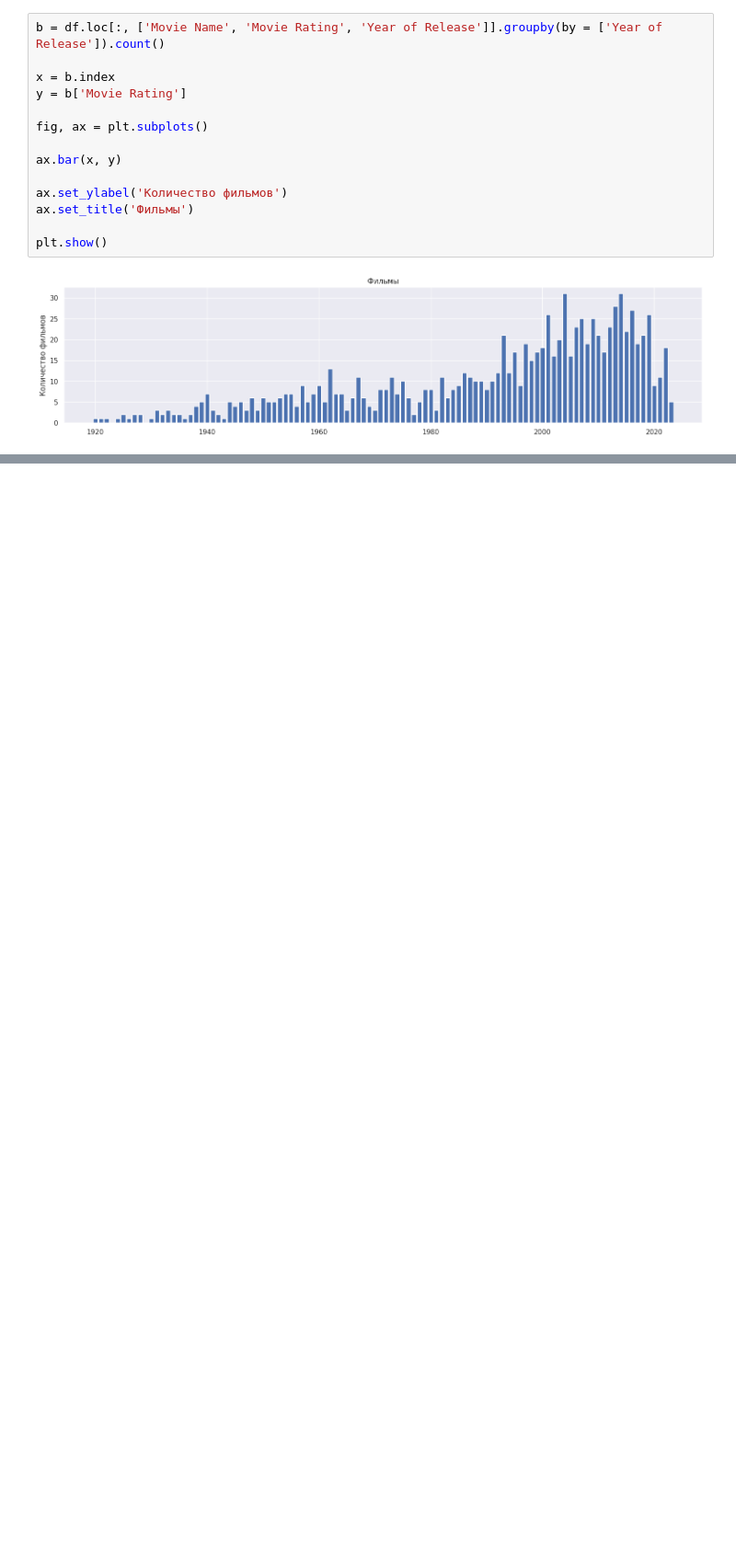
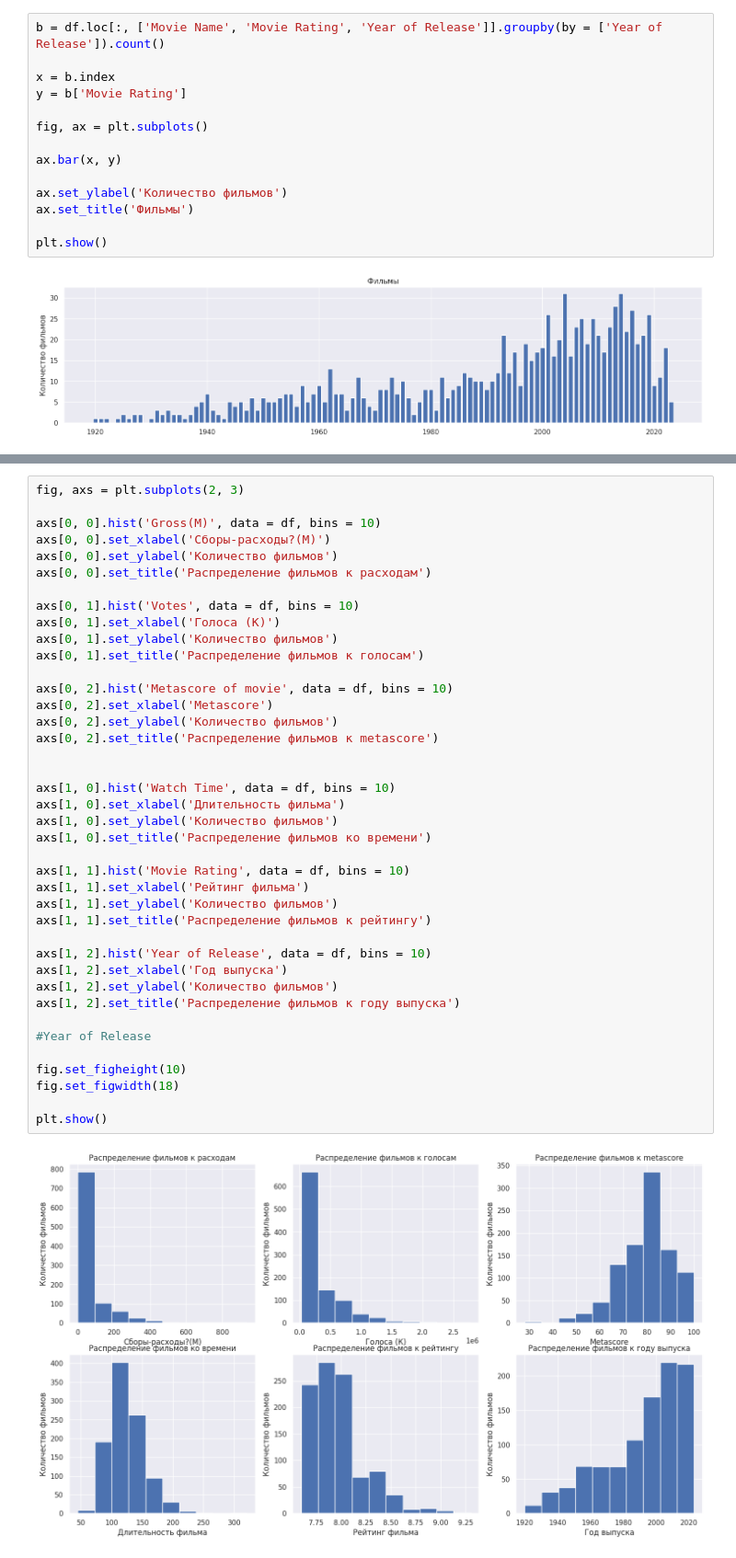
Before and after one commit to zyf2021/freeCodeCamp, a Jupyter notebook: Top_1000_IMDb_movies_New_version.ipynb, the cells around one changed output, grey strips where cells are left out. Shown at 92% size. Saved outputs shown, nothing was run; the diff lists cells and outputs as text; blank space fills up the shorter version.

```diff
--- a/Top_1000_IMDb_movies_New_version.ipynb
+++ b/Top_1000_IMDb_movies_New_version.ipynb
@@ -319,0 +372,42 @@ plt.show()
+# %%
+fig, axs = plt.subplots(2, 3)
+
+axs[0, 0].hist('Gross(M)', data = df, bins = 10)
+axs[0, 0].set_xlabel('Сборы-расходы?(M)')
+axs[0, 0].set_ylabel('Количество фильмов')
+axs[0, 0].set_title('Распределение фильмов к расходам')
+
+axs[0, 1].hist('Votes', data = df, bins = 10)
+axs[0, 1].set_xlabel('Голоса (К)')
+axs[0, 1].set_ylabel('Количество фильмов')
+axs[0, 1].set_title('Распределение фильмов к голосам')
+
+axs[0, 2].hist('Metascore of movie', data = df, bins = 10)
+axs[0, 2].set_xlabel('Metascore')
+axs[0, 2].set_ylabel('Количество фильмов')
+axs[0, 2].set_title('Распределение фильмов к metascore')
+
+
+axs[1, 0].hist('Watch Time', data = df, bins = 10)
+axs[1, 0].set_xlabel('Длительность фильма')
+axs[1, 0].set_ylabel('Количество фильмов')
+axs[1, 0].set_title('Распределение фильмов ко времени')
+
+axs[1, 1].hist('Movie Rating', data = df, bins = 10)
+axs[1, 1].set_xlabel('Рейтинг фильма')
+axs[1, 1].set_ylabel('Количество фильмов')
+axs[1, 1].set_title('Распределение фильмов к рейтингу')
+
+axs[1, 2].hist('Year of Release', data = df, bins = 10)
+axs[1, 2].set_xlabel('Год выпуска')
+axs[1, 2].set_ylabel('Количество фильмов')
+axs[1, 2].set_title('Распределение фильмов к году выпуска')
+
+#Year of Release
+
+fig.set_figheight(10)
+fig.set_figwidth(18)
+
+plt.show()
+# %% [output]
+[figure, added]
```
Also changed, not shown: parts of 15 cells of this notebook.
